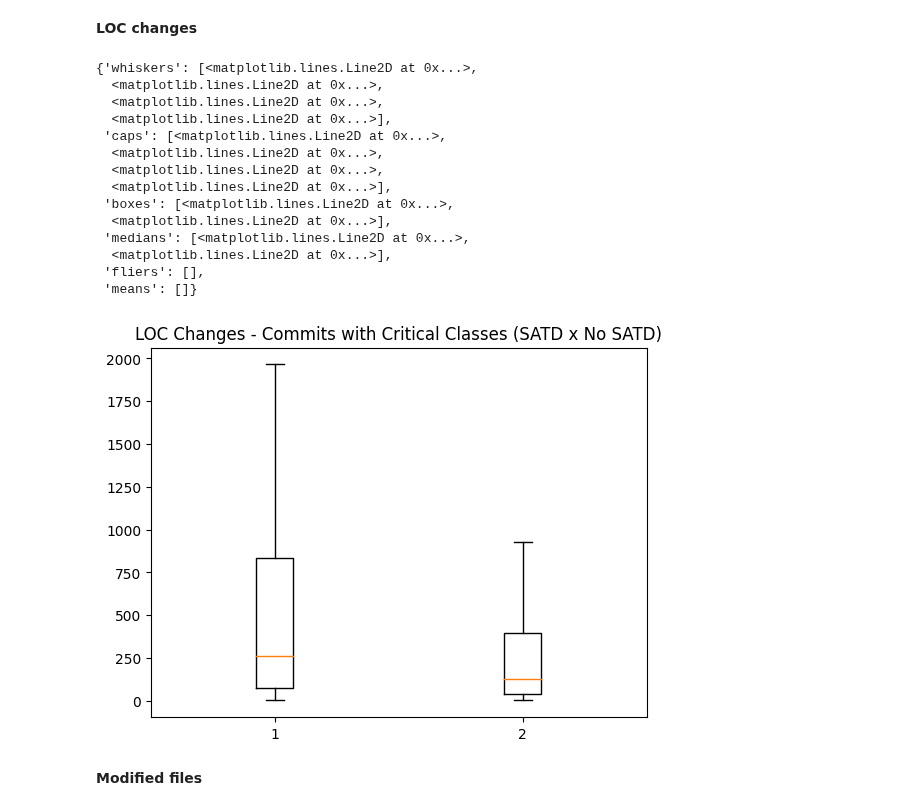
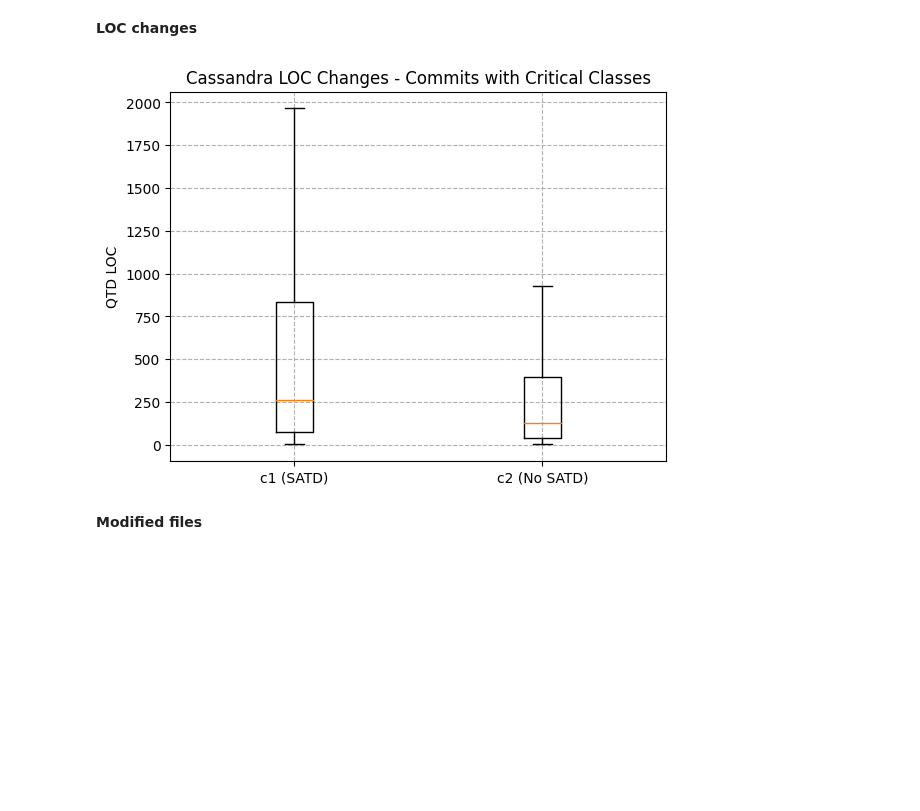
Before and after one commit to armandossrecife/my_validation3, a Jupyter notebook: my_analysis_cassandra.ipynb, the cells around one changed output. Saved outputs shown, nothing was run; the diff lists cells and outputs as text; code cells hidden in the pictures; blank space fills up the shorter version.

```diff
--- a/my_analysis_cassandra.ipynb
+++ b/my_analysis_cassandra.ipynb
@@ -63,13 +64,16 @@ JIRA_SERVER = 'https://issues.apache.org/jira'
 ISSUE_TRACKER_PROJECT = 'CASSANDRA'
 
 # Credentials
-os.environ['USERNAME'] = ''
-os.environ['PASSWORD'] = ''
+os.environ['USERNAME'] = 'armandossrecife'
+os.environ['PASSWORD'] = 'sky1979#ce'
 username = os.environ.get('USERNAME')
 password = os.environ.get('PASSWORD')
 
 path_to_repository = 'cassandra'
 
+list_figures = []
+list_titles = []
+
 lista_arquivos_criticos = ['StorageService.java', 'ColumnFamilyStore.java','DatabaseDescriptor.java','CompactionManager.java','StorageProxy.java','SSTableReader.java','Config.java','CassandraDaemon.java','SelectStatement.java','SinglePartitionReadCommand.java','NodeProbe.java','MessagingService.java']
 # %% [markdown]
 ## Clona o Repositório
@@ -1454,7 +1547,18 @@ round(df_commits_with_critical_classes_no_satd.describe(), 2)
 ### LOC changes
 # %%
 data_lines = [df_commit_diffs_satd.lines, df_commit_diffs_no_satd.lines]
+
 fig1, ax1 = pyplot.subplots()
-ax1.set_title('LOC changes in Commits (SATD x No SATD)')
+
+ax1.set_title('Cassandra LOC changes in Commits')
+ax1.set_xticklabels(['c1 (SATD)', 'c2 (No SATD)'])
+ax1.set_ylabel('QTD LOC')
+ax1.grid(linestyle='--')
+
 ax1.boxplot(x=data_lines, showfliers=False)
+
+fig1.savefig('cassandra1.png')
+Image1 = cv2.imread('cassandra1.png')
+list_figures.append(Image1)
+list_titles.append('Cassandra LOC changes in Commits')
 # %% [output]
@@ -1478,6 +1568,16 @@ ax1.boxplot(x=data_lines, showfliers=False)
 # %%
 data_lines = [df_commit_diffs_satd.files, df_commit_diffs_no_satd.files]
 fig1, ax1 = pyplot.subplots()
-ax1.set_title('Modified Files in Commits (SATD x No SATD)')
+
+ax1.set_title('Cassandra Modified Files in Commits')
+ax1.set_xticklabels(['c1 (SATD)', 'c2 (No SATD)'])
+ax1.set_ylabel('QTD Files')
+ax1.grid(linestyle='--')
+
 ax1.boxplot(x=data_lines, showfliers=False)
+
+fig1.savefig('cassandra2.png')
+Image2 = cv2.imread('cassandra2.png')
+list_figures.append(Image2)
+list_titles.append('Cassandra Modified Files in Commits')
 # %% [output]
@@ -1505,24 +1591,20 @@ ax1.boxplot(x=data_lines, showfliers=False)
 # %%
 data_commits_cc_lines = df_commits_with_critical_classes_with_satd.lines, df_commits_with_critical_classes_no_satd.lines
 fig1, ax1 = pyplot.subplots()
-ax1.set_title('LOC Changes - Commits with Critical Classes (SATD x No SATD)')
+
+ax1.set_title('Cassandra LOC Changes - Commits with Critical Classes')
+ax1.set_xticklabels(['c1 (SATD)', 'c2 (No SATD)'])
+ax1.set_ylabel('QTD LOC')
+ax1.grid(linestyle='--')
+
 ax1.boxplot(x=data_commits_cc_lines, showfliers=False)
+
+fig1.savefig('cassandra3.png')
+Image3 = cv2.imread('cassandra3.png')
+list_figures.append(Image3)
+list_titles.append('Cassandra LOC Changes - Commits with Critical Classes')
 # %% [output]
-{'whiskers': [<matplotlib.lines.Line2D at 0x...>,
-  <matplotlib.lines.Line2D at 0x...>,
-  <matplotlib.lines.Line2D at 0x...>,
-  <matplotlib.lines.Line2D at 0x...>],
- 'caps': [<matplotlib.lines.Line2D at 0x...>,
-  <matplotlib.lines.Line2D at 0x...>,
-  <matplotlib.lines.Line2D at 0x...>,
-  <matplotlib.lines.Line2D at 0x...>],
- 'boxes': [<matplotlib.lines.Line2D at 0x...>,
-  <matplotlib.lines.Line2D at 0x...>],
- 'medians': [<matplotlib.lines.Line2D at 0x...>,
-  <matplotlib.lines.Line2D at 0x...>],
- 'fliers': [],
- 'means': []}
-[figure, old version]
+[figure, new version]
 # %% [markdown]
 **Modified files**
 # %%
```
Also changed, not shown: parts of 23 cells of this notebook.
